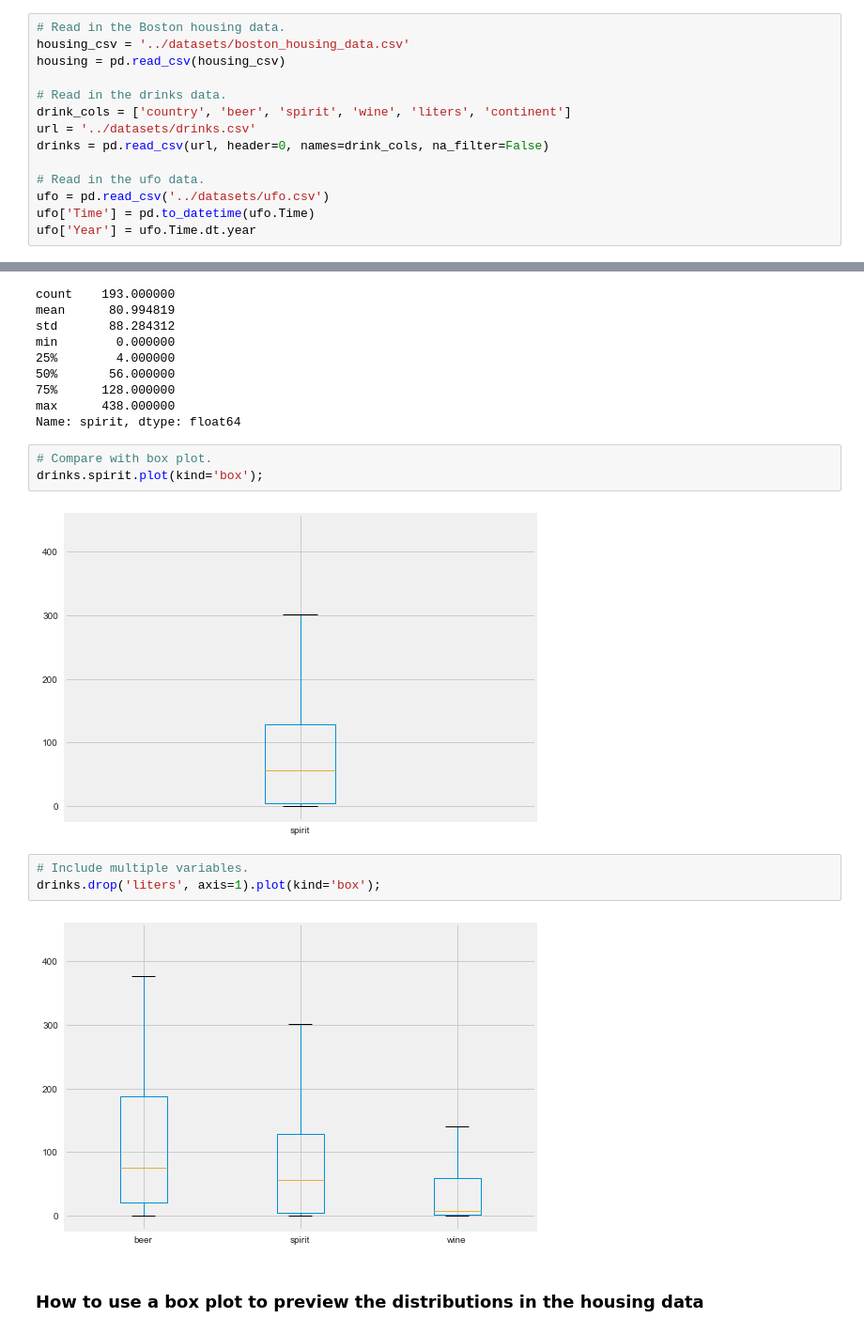
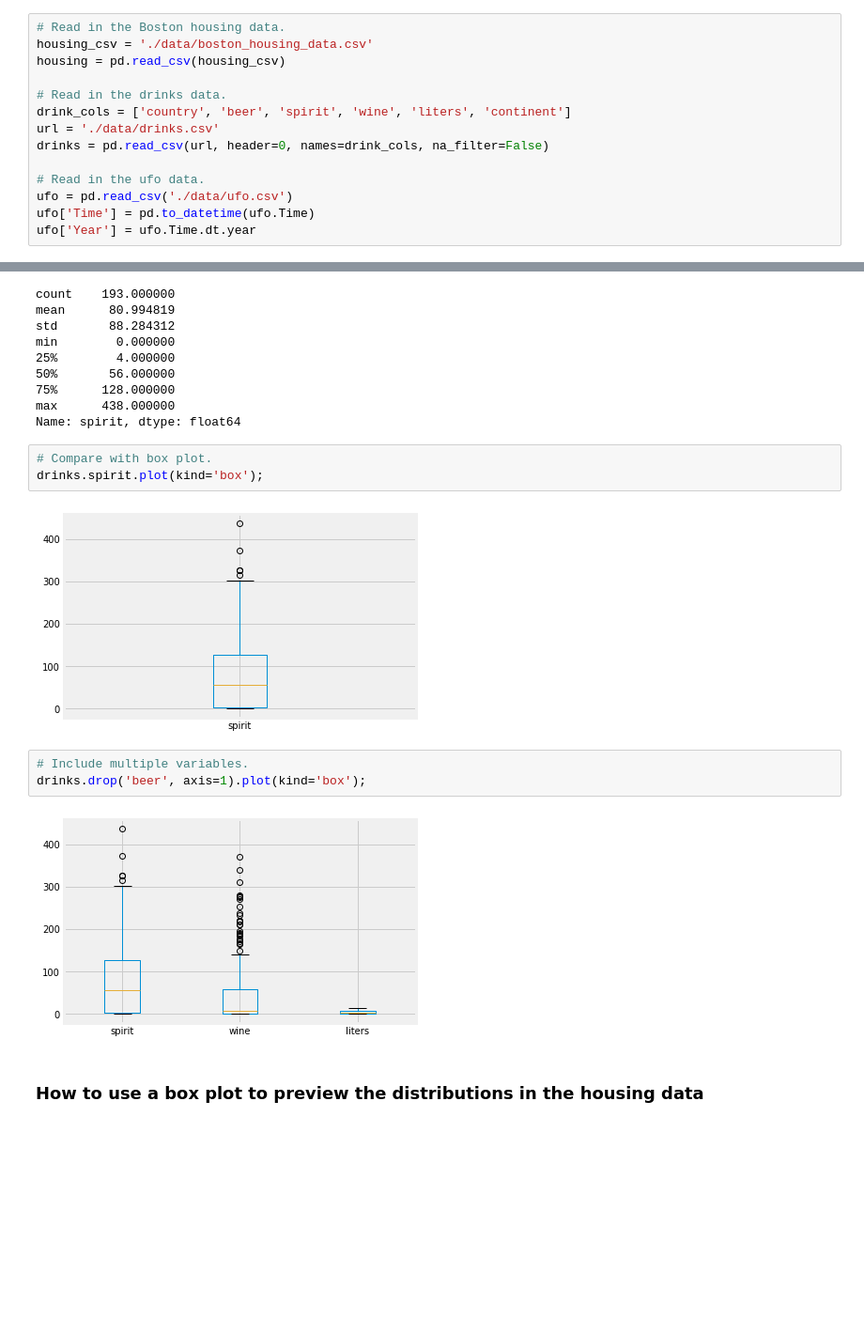
Before and after one commit to y2ksayed/test2, a Jupyter notebook: lessons/working-with-data/python-data-viz-lab.ipynb, the cells around one changed output, grey strips where cells are left out. Shown at 94% size. Saved outputs shown, nothing was run; the diff lists cells and outputs as text; blank space fills up the shorter version.

```diff
--- a/lessons/working-with-data/python-data-viz-lab.ipynb
+++ b/lessons/working-with-data/python-data-viz-lab.ipynb
@@ -83,14 +101,14 @@ The Boston data dictionary can be found [here](https://archive.ics.uci.edu/ml/ma
 # %%
 # Read in the Boston housing data.
-housing_csv = '../datasets/boston_housing_data.csv'
+housing_csv = './data/boston_housing_data.csv'
 housing = pd.read_csv(housing_csv)
 
 # Read in the drinks data.
 drink_cols = ['country', 'beer', 'spirit', 'wine', 'liters', 'continent']
-url = '../datasets/drinks.csv'
+url = './data/drinks.csv'
 drinks = pd.read_csv(url, header=0, names=drink_cols, na_filter=False)
 
 # Read in the ufo data.
-ufo = pd.read_csv('../datasets/ufo.csv')
+ufo = pd.read_csv('./data/ufo.csv')
 ufo['Time'] = pd.to_datetime(ufo.Time)
 ufo['Year'] = ufo.Time.dt.year
@@ -405,12 +507,12 @@ Name: spirit, dtype: float64
 # Compare with box plot.
 drinks.spirit.plot(kind='box');
 # %% [output]
-[figure, old version]
+[figure, new version]
 # %%
 # Include multiple variables.
-drinks.drop('liters', axis=1).plot(kind='box');
+drinks.drop('beer', axis=1).plot(kind='box');
 # %% [output]
-[figure, old version]
+[figure, new version]
 # %% [markdown]
 ### How to use a box plot to preview the distributions in the housing data
 # %%
```
Also changed, not shown: parts of 46 cells of this notebook.
